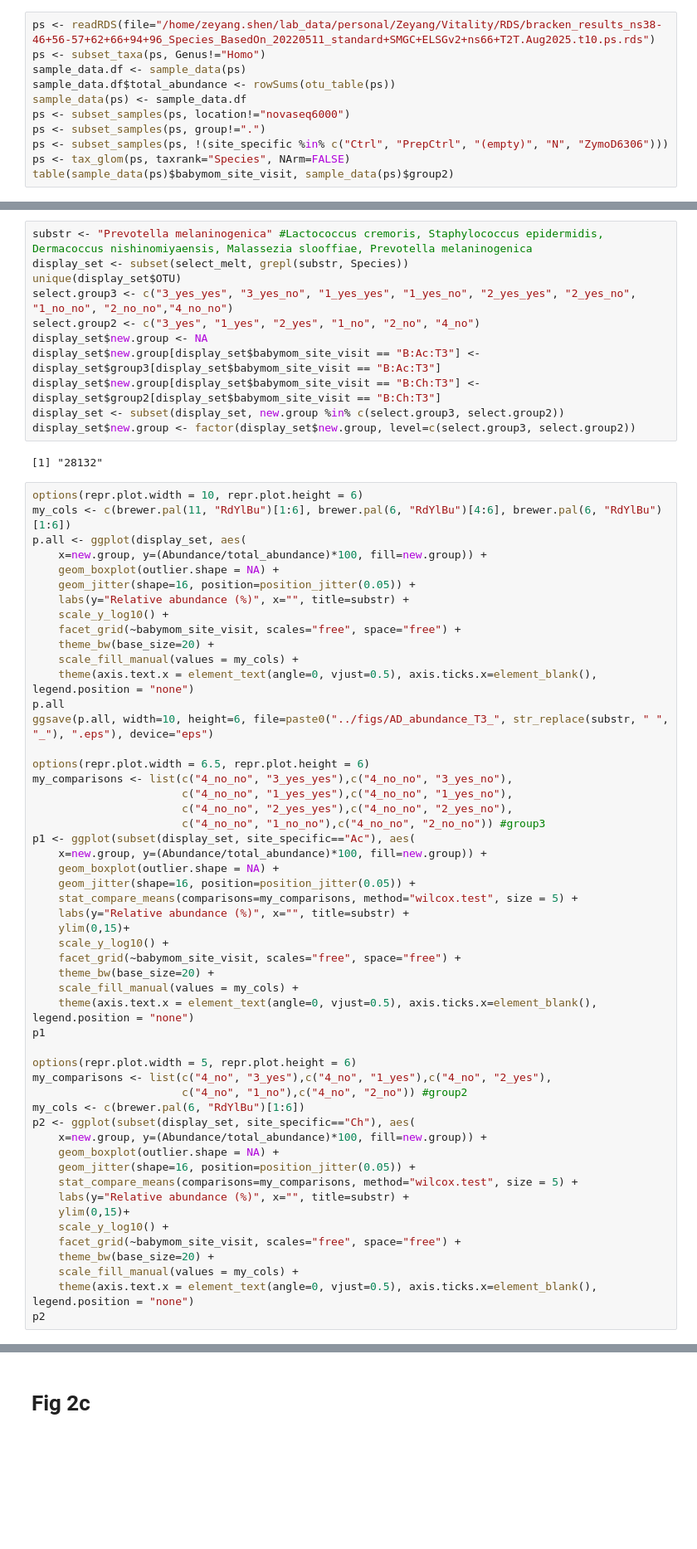
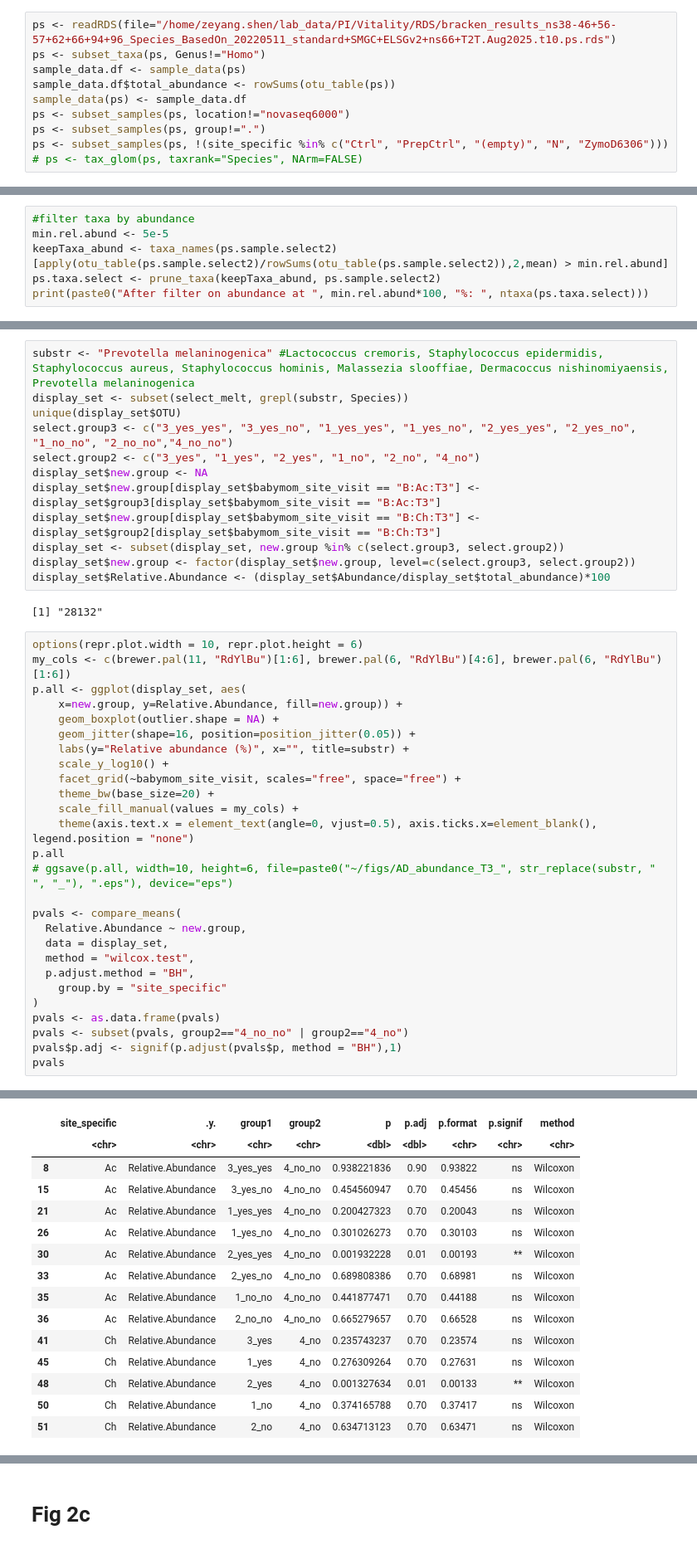
Before and after one commit to zeyang-shen/VITALITY_skin_atopy, a Jupyter notebook: manuscript_figures/Figure2.ipynb, the cells around one changed output, grey strips where cells are left out. Shown at 83% size. Drawn from its saved outputs; the diff is of its cells as text; blank space fills up the shorter version.

```diff
--- a/manuscript_figures/Figure2.ipynb
+++ b/manuscript_figures/Figure2.ipynb
@@ -33,7 +15,7 @@ The following object is masked from ‘package:lattice’:
 # %% [markdown]
 # Read phyloseq object
 # %%
-ps <- readRDS(file="/home/zeyang.shen/lab_data/personal/Zeyang/Vitality/RDS/bracken_results_ns38-46+56-57+62+66+94+96_Species_BasedOn_20220511_standard+SMGC+ELSGv2+ns66+T2T.Aug2025.t10.ps.rds")
+ps <- readRDS(file="/home/zeyang.shen/lab_data/PI/Vitality/RDS/bracken_results_ns38-46+56-57+62+66+94+96_Species_BasedOn_20220511_standard+SMGC+ELSGv2+ns66+T2T.Aug2025.t10.ps.rds")
 ps <- subset_taxa(ps, Genus!="Homo")
 sample_data.df <- sample_data(ps)
 sample_data.df$total_abundance <- rowSums(otu_table(ps))
@@ -41,5 +23,4 @@ sample_data(ps) <- sample_data.df
 ps <- subset_samples(ps, location!="novaseq6000")
 ps <- subset_samples(ps, group!=".")
 ps <- subset_samples(ps, !(site_specific %in% c("Ctrl", "PrepCtrl", "(empty)", "N", "ZymoD6306")))
-ps <- tax_glom(ps, taxrank="Species", NArm=FALSE)
-table(sample_data(ps)$babymom_site_visit, sample_data(ps)$group2)
+# ps <- tax_glom(ps, taxrank="Species", NArm=FALSE)
@@ -102 +66,7 @@ present in any sample after random subsampling
 [figure]
+# %%
+#filter taxa by abundance
+min.rel.abund <- 5e-5
+keepTaxa_abund <- taxa_names(ps.sample.select2)[apply(otu_table(ps.sample.select2)/rowSums(otu_table(ps.sample.select2)),2,mean) > min.rel.abund]
+ps.taxa.select <- prune_taxa(keepTaxa_abund, ps.sample.select2)
+print(paste0("After filter on abundance at ", min.rel.abund*100, "%: ", ntaxa(ps.taxa.select)))
@@ -330,7 +315,7 @@ Sample
 sample_Sample
 to avoid conflicts with special phyloseq plot attribute names.”
 # %%
-substr <- "Prevotella melaninogenica" #Lactococcus cremoris, Staphylococcus epidermidis, Dermacoccus nishinomiyaensis, Malassezia slooffiae, Prevotella melaninogenica
+substr <- "Prevotella melaninogenica" #Lactococcus cremoris, Staphylococcus epidermidis, Staphylococcus aureus, Staphylococcus hominis, Malassezia slooffiae, Dermacoccus nishinomiyaensis, Prevotella melaninogenica
 display_set <- subset(select_melt, grepl(substr, Species))
 unique(display_set$OTU)
 select.group3 <- c("3_yes_yes", "3_yes_no", "1_yes_yes", "1_yes_no", "2_yes_yes", "2_yes_no", "1_no_no", "2_no_no","4_no_no")
@@ -340,13 +325,14 @@ display_set$new.group[display_set$babymom_site_visit == "B:Ac:T3"] <- display_se
 display_set$new.group[display_set$babymom_site_visit == "B:Ch:T3"] <- display_set$group2[display_set$babymom_site_visit == "B:Ch:T3"]
 display_set <- subset(display_set, new.group %in% c(select.group3, select.group2))
 display_set$new.group <- factor(display_set$new.group, level=c(select.group3, select.group2))
+display_set$Relative.Abundance <- (display_set$Abundance/display_set$total_abundance)*100
 # %% [output]
 [1] "28132"
 # %%
 options(repr.plot.width = 10, repr.plot.height = 6)
 my_cols <- c(brewer.pal(11, "RdYlBu")[1:6], brewer.pal(6, "RdYlBu")[4:6], brewer.pal(6, "RdYlBu")[1:6])
 p.all <- ggplot(display_set, aes(
-    x=new.group, y=(Abundance/total_abundance)*100, fill=new.group)) +
+    x=new.group, y=Relative.Abundance, fill=new.group)) +
     geom_boxplot(outlier.shape = NA) +
     geom_jitter(shape=16, position=position_jitter(0.05)) +
     labs(y="Relative abundance (%)", x="", title=substr) +
@@ -356,42 +342,17 @@ p.all <- ggplot(display_set, aes(
     scale_fill_manual(values = my_cols) +
     theme(axis.text.x = element_text(angle=0, vjust=0.5), axis.ticks.x=element_blank(), legend.position = "none")
 p.all
-ggsave(p.all, width=10, height=6, file=paste0("../figs/AD_abundance_T3_", str_replace(substr, " ", "_"), ".eps"), device="eps")
+# ggsave(p.all, width=10, height=6, file=paste0("~/figs/AD_abundance_T3_", str_replace(substr, " ", "_"), ".eps"), device="eps")
 
-options(repr.plot.width = 6.5, repr.plot.height = 6)
-my_comparisons <- list(c("4_no_no", "3_yes_yes"),c("4_no_no", "3_yes_no"),
-                       c("4_no_no", "1_yes_yes"),c("4_no_no", "1_yes_no"),
-                       c("4_no_no", "2_yes_yes"),c("4_no_no", "2_yes_no"),
-                       c("4_no_no", "1_no_no"),c("4_no_no", "2_no_no")) #group3
-p1 <- ggplot(subset(display_set, site_specific=="Ac"), aes(
-    x=new.group, y=(Abundance/total_abundance)*100, fill=new.group)) +
-    geom_boxplot(outlier.shape = NA) +
-    geom_jitter(shape=16, position=position_jitter(0.05)) +
-    stat_compare_means(comparisons=my_comparisons, method="wilcox.test", size = 5) +
-    labs(y="Relative abundance (%)", x="", title=substr) +
-    ylim(0,15)+
-    scale_y_log10() +
-    facet_grid(~babymom_site_visit, scales="free", space="free") +
-    theme_bw(base_size=20) +
-    scale_fill_manual(values = my_cols) +
-    theme(axis.text.x = element_text(angle=0, vjust=0.5), axis.ticks.x=element_blank(), legend.position = "none")
-p1
-
-options(repr.plot.width = 5, repr.plot.height = 6)
-my_comparisons <- list(c("4_no", "3_yes"),c("4_no", "1_yes"),c("4_no", "2_yes"),
-                       c("4_no", "1_no"),c("4_no", "2_no")) #group2
-my_cols <- c(brewer.pal(6, "RdYlBu")[1:6])
-p2 <- ggplot(subset(display_set, site_specific=="Ch"), aes(
-    x=new.group, y=(Abundance/total_abundance)*100, fill=new.group)) +
-    geom_boxplot(outlier.shape = NA) +
-    geom_jitter(shape=16, position=position_jitter(0.05)) +
-    stat_compare_means(comparisons=my_comparisons, method="wilcox.test", size = 5) +
-    labs(y="Relative abundance (%)", x="", title=substr) +
-    ylim(0,15)+
-    scale_y_log10() +
-    facet_grid(~babymom_site_visit, scales="free", space="free") +
-    theme_bw(base_size=20) +
-    scale_fill_manual(values = my_cols) +
-    theme(axis.text.x = element_text(angle=0, vjust=0.5), axis.ticks.x=element_blank(), legend.position = "none")
-p2
+pvals <- compare_means(
+  Relative.Abundance ~ new.group,
+  data = display_set,
+  method = "wilcox.test",
+  p.adjust.method = "BH",
+    group.by = "site_specific"
+)
+pvals <- as.data.frame(pvals)
+pvals <- subset(pvals, group2=="4_no_no" | group2=="4_no")
+pvals$p.adj <- signif(p.adjust(pvals$p, method = "BH"),1)
+pvals
 # %% [output]
@@ -400 +360,16 @@ Adding another scale for y, which will replace the existing scale.
+|  | site_specific | .y. | group1 | group2 | p | p.adj | p.format | p.signif | method |
+|  | <chr> | <chr> | <chr> | <chr> | <dbl> | <dbl> | <chr> | <chr> | <chr> |
+| 8 | Ac | Relative.Abundance | 3_yes_yes | 4_no_no | 0.938221836 | 0.90 | 0.93822 | ns | Wilcoxon |
+| 15 | Ac | Relative.Abundance | 3_yes_no | 4_no_no | 0.454560947 | 0.70 | 0.45456 | ns | Wilcoxon |
+| 21 | Ac | Relative.Abundance | 1_yes_yes | 4_no_no | 0.200427323 | 0.70 | 0.20043 | ns | Wilcoxon |
+| 26 | Ac | Relative.Abundance | 1_yes_no | 4_no_no | 0.301026273 | 0.70 | 0.30103 | ns | Wilcoxon |
+| 30 | Ac | Relative.Abundance | 2_yes_yes | 4_no_no | 0.001932228 | 0.01 | 0.00193 | ** | Wilcoxon |
+| 33 | Ac | Relative.Abundance | 2_yes_no | 4_no_no | 0.689808386 | 0.70 | 0.68981 | ns | Wilcoxon |
+| 35 | Ac | Relative.Abundance | 1_no_no | 4_no_no | 0.441877471 | 0.70 | 0.44188 | ns | Wilcoxon |
+| 36 | Ac | Relative.Abundance | 2_no_no | 4_no_no | 0.665279657 | 0.70 | 0.66528 | ns | Wilcoxon |
+| 41 | Ch | Relative.Abundance | 3_yes | 4_no | 0.235743237 | 0.70 | 0.23574 | ns | Wilcoxon |
+| 45 | Ch | Relative.Abundance | 1_yes | 4_no | 0.276309264 | 0.70 | 0.27631 | ns | Wilcoxon |
+| 48 | Ch | Relative.Abundance | 2_yes | 4_no | 0.001327634 | 0.01 | 0.00133 | ** | Wilcoxon |
+| 50 | Ch | Relative.Abundance | 1_no | 4_no | 0.374165788 | 0.70 | 0.37417 | ns | Wilcoxon |
+| 51 | Ch | Relative.Abundance | 2_no | 4_no | 0.634713123 | 0.70 | 0.63471 | ns | Wilcoxon |
 [figure]
```
Also changed, not shown: parts of 7 cells of this notebook, 15 other files.
